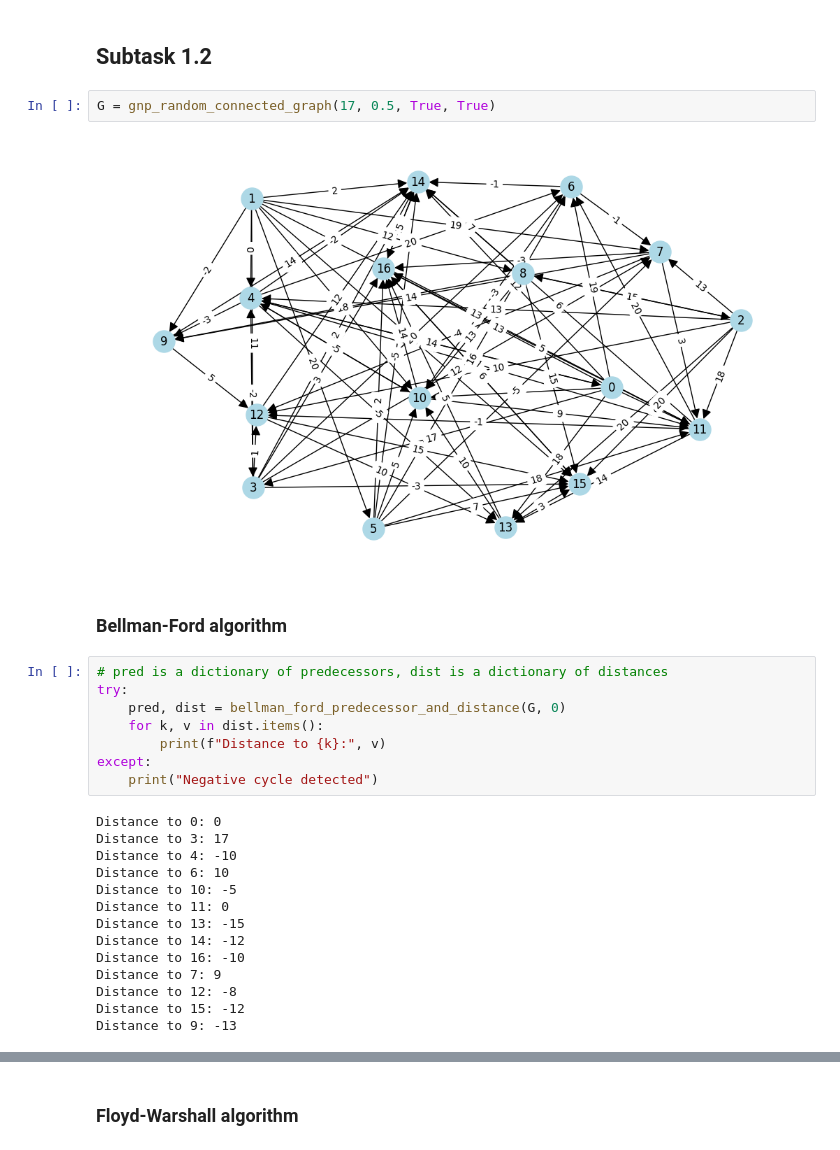
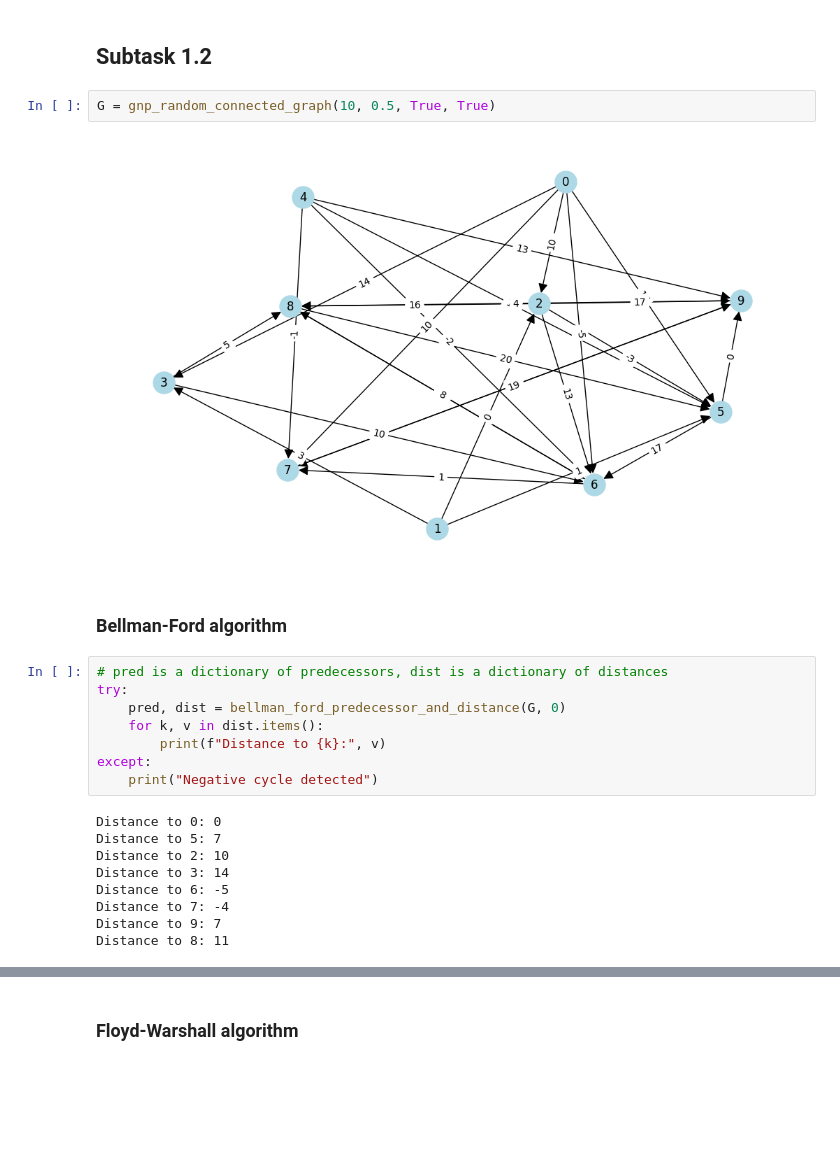
Before and after one commit to okqsna/laboratory-work-1, a Jupyter notebook: Lab1_trees.ipynb, the cells around one changed output, grey strips where cells are left out. Cells and saved outputs as stored; diff of their text form; blank space fills up the shorter version.

```diff
--- a/Lab1_trees.ipynb
+++ b/Lab1_trees.ipynb
@@ -175,9 +185,9 @@ mstp.edges(), len(mstp.edges())
 # %% [markdown]
 ## Subtask 1.2
 # %%
-G = gnp_random_connected_graph(17, 0.5, True, True)
+G = gnp_random_connected_graph(10, 0.5, True, True)
 # %% [output]
-[figure, old version]
+[figure, new version]
 # %% [markdown]
 ### Bellman-Ford algorithm
 # %%
@@ -190,16 +200,11 @@ except:
     print("Negative cycle detected")
 # %% [output]
 Distance to 0: 0
-Distance to 3: 17
-Distance to 4: -10
-Distance to 6: 10
-Distance to 10: -5
-Distance to 11: 0
-Distance to 13: -15
-Distance to 14: -12
-Distance to 16: -10
-Distance to 7: 9
-Distance to 12: -8
-Distance to 15: -12
-Distance to 9: -13
+Distance to 5: 7
+Distance to 2: 10
+Distance to 3: 14
+Distance to 6: -5
+Distance to 7: -4
+Distance to 9: 7
+Distance to 8: 11
 # %%
```
Also changed, not shown: parts of 16 cells of this notebook.
